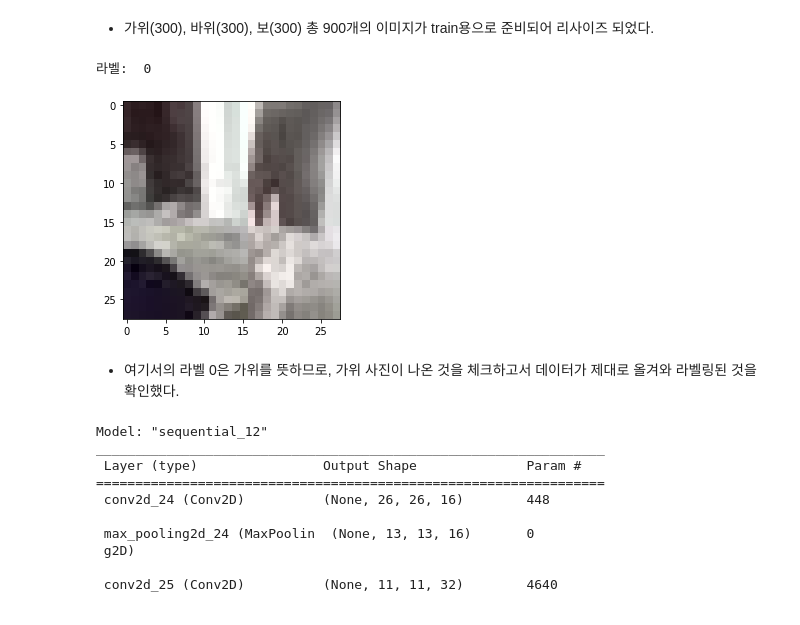
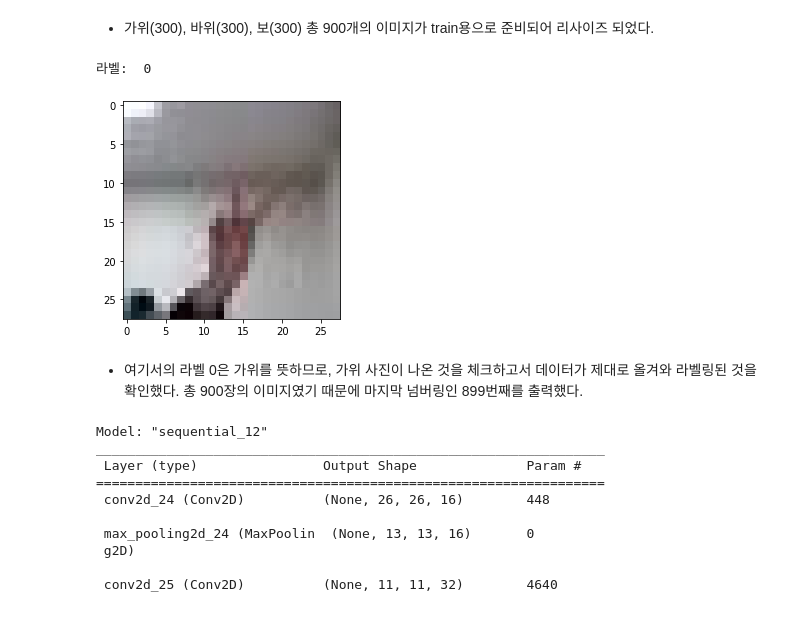
Before and after one commit to Wdstar09/Aiffel_project, a Jupyter notebook: LMS_Exploration/E-05/[E-05]exploration_05.ipynb, the cells around one changed output. Drawn from its saved outputs; the diff is of its cells as text; code cells hidden in the pictures.

```diff
--- a/LMS_Exploration/E-05/[E-05]exploration_05.ipynb
+++ b/LMS_Exploration/E-05/[E-05]exploration_05.ipynb
@@ -444,13 +446,13 @@ print("- y_train shape : {}".format(y_train.shape))
 * 가위(300), 바위(300), 보(300) 총 900개의 이미지가 train용으로 준비되어 리사이즈 되었다.
 # %%
 # 라벨링이 제대로 됐는지 확인하기
-plt.imshow(x_train[1])
-print('라벨: ', y_train[0])
+plt.imshow(x_train[899])
+print('라벨: ', y_train[899])
 # %% [output]
 라벨:  0
-[figure, old version]
+[figure, new version]
 # %% [markdown]
-* 여기서의 라벨 0은 가위를 뜻하므로, 가위 사진이 나온 것을 체크하고서 데이터가 제대로 올겨와 라벨링된 것을 확인했다.
+* 여기서의 라벨 0은 가위를 뜻하므로, 가위 사진이 나온 것을 체크하고서 데이터가 제대로 올겨와 라벨링된 것을 확인했다. 총 900장의 이미지였기 때문에 마지막 넘버링인 899번째를 출력했다.
 # %%
 # Sequential Model을 사용해보자
 
```
Also changed, not shown: parts of 28 cells of this notebook.
